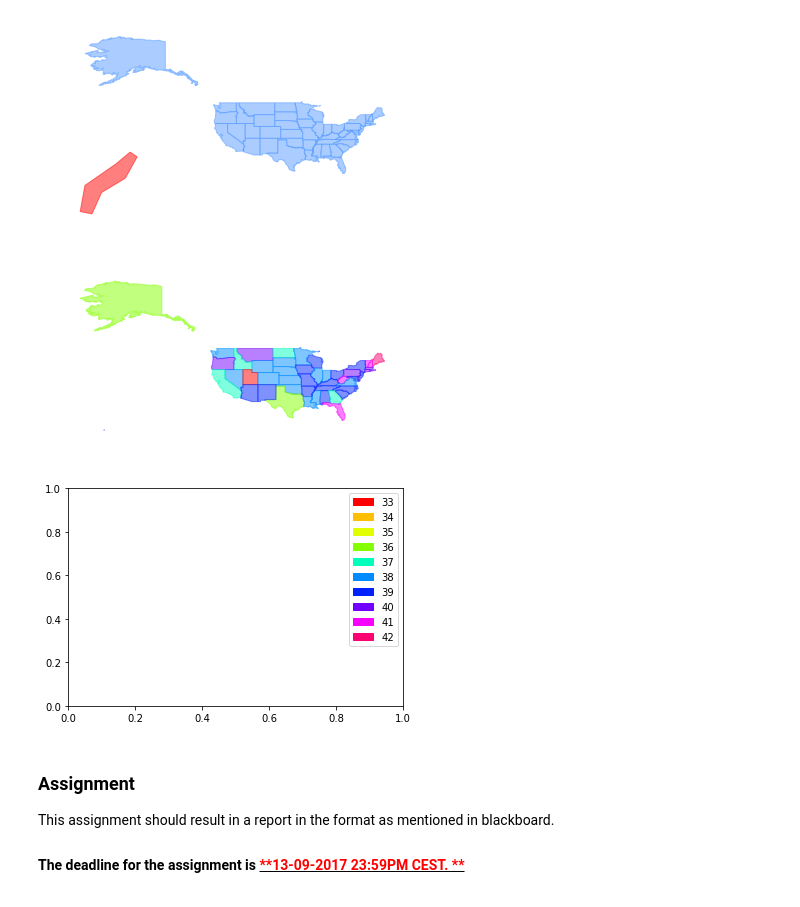
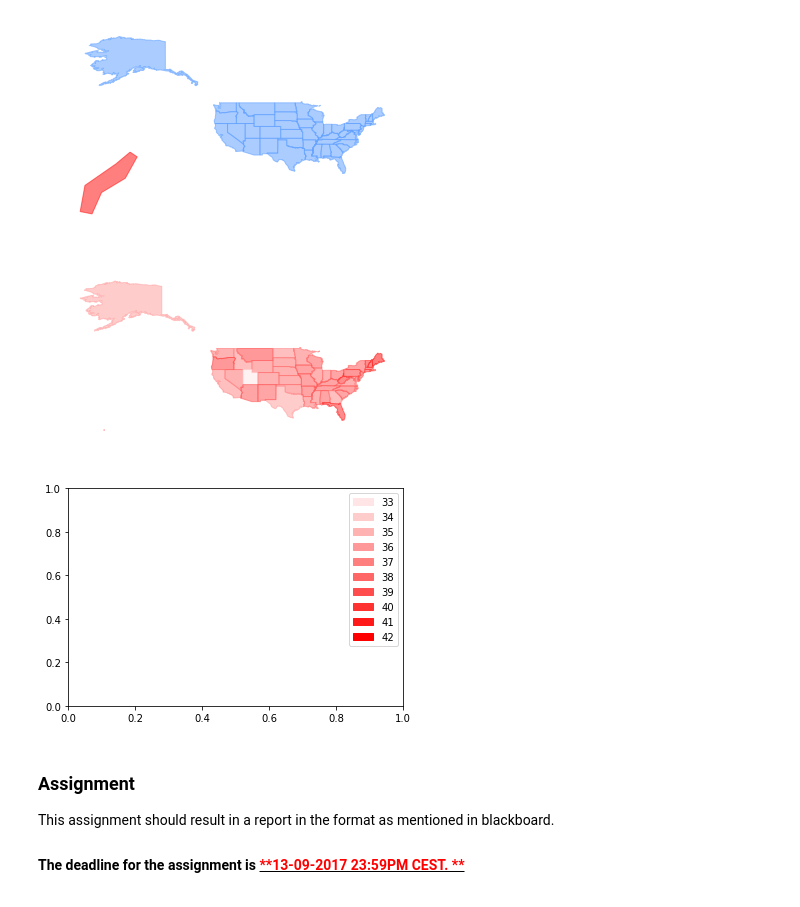
Before and after one commit to 50stuck/Fundamentals-of-Data-Science-01, a Jupyter notebook: Week1.ipynb, the cells around one changed output. Saved outputs shown, nothing was run; the diff lists cells and outputs as text; code cells hidden in the pictures.

Commit message:
Updating color scheme - shades of red

```diff
--- a/Week1.ipynb
+++ b/Week1.ipynb
@@ -326,46 +326,46 @@ state_average_age = state_stats[['NAME', 'weighted_average_age']].sort_values(['
 state_average_age.set_index('NAME', inplace=True)
 
 ##Convert number to hex color
-colors = {33:'#FF0000', 34:'#FFBF00', 35:'#E1FF00', 36:'#83FF00', 37:'#00FFBB', 38:'#008CFF', 39:'#0021FF', 40:'#7200FF',
-          41:'#F600FF', 42:'#FF0072'}
+colors = {33:'#ffe5e5', 34:'#ffcccc', 35:'#ffb2b2', 36:'#ff9999', 37:'#ff7f7f', 38:'#ff6666', 39:'#ff4c4c', 40:'#ff3232',
+          41:'#ff1919', 42:'#ff0000'}
 
 ##Creating a map
 #S_DIR is the directory in which your converted name2.shp file is located
 S_DIR = 'states_21basic/'
 
 with open(os.path.join(S_DIR, 'states.geojson')) as rf:
     data = json.load(rf)
 
 fig = plt.figure()
 ax = fig.gca()
 
 for feature in data['features']:
     state_name = feature['properties']['STATE_NAME']
     avg_age = state_average_age['weighted_average_age'][state_name]
     rel_color = colors[int(round(avg_age))]
 
     geometry = feature['geometry']
     if geometry['type'] == 'Polygon':
         poly = geometry
         ax.add_patch(PolygonPatch(poly, fc=rel_color, ec=rel_color,  alpha=0.5, zorder=2))
     else:
         for polygon in geometry['coordinates'][0]:
             poly = Polygon(polygon)
             ax.add_patch(PolygonPatch(poly, fc=rel_color, ec=rel_color, alpha=0.5, zorder=2))
 
 ax.axis('scaled')
 plt.axis('off')
 plt.show()
 # %% [output]
-[figure, old version]
+[figure, new version]
 # %%
 #Creating a legend of the color scheme (for iilustrative reasons)
 
 import matplotlib.patches as mpatches
 import matplotlib.pyplot as plt
 
-colors = {33:'#FF0000', 34:'#FFBF00', 35:'#E1FF00', 36:'#83FF00', 37:'#00FFBB', 38:'#008CFF', 39:'#0021FF', 40:'#7200FF',
-          41:'#F600FF', 42:'#FF0072'}
+colors = {33:'#ffe5e5', 34:'#ffcccc', 35:'#ffb2b2', 36:'#ff9999', 37:'#ff7f7f', 38:'#ff6666', 39:'#ff4c4c', 40:'#ff3232',
+          41:'#ff1919', 42:'#ff0000'}
 
 handles = []
 for age in colors:
@@ -374,7 +374,7 @@ for age in colors:
 plt.legend(handles=handles)
 plt.show()
 # %% [output]
-[figure, old version]
+[figure, new version]
 # %% [markdown]
 <font color="black">
 <h3> Assignment </h3>
```
